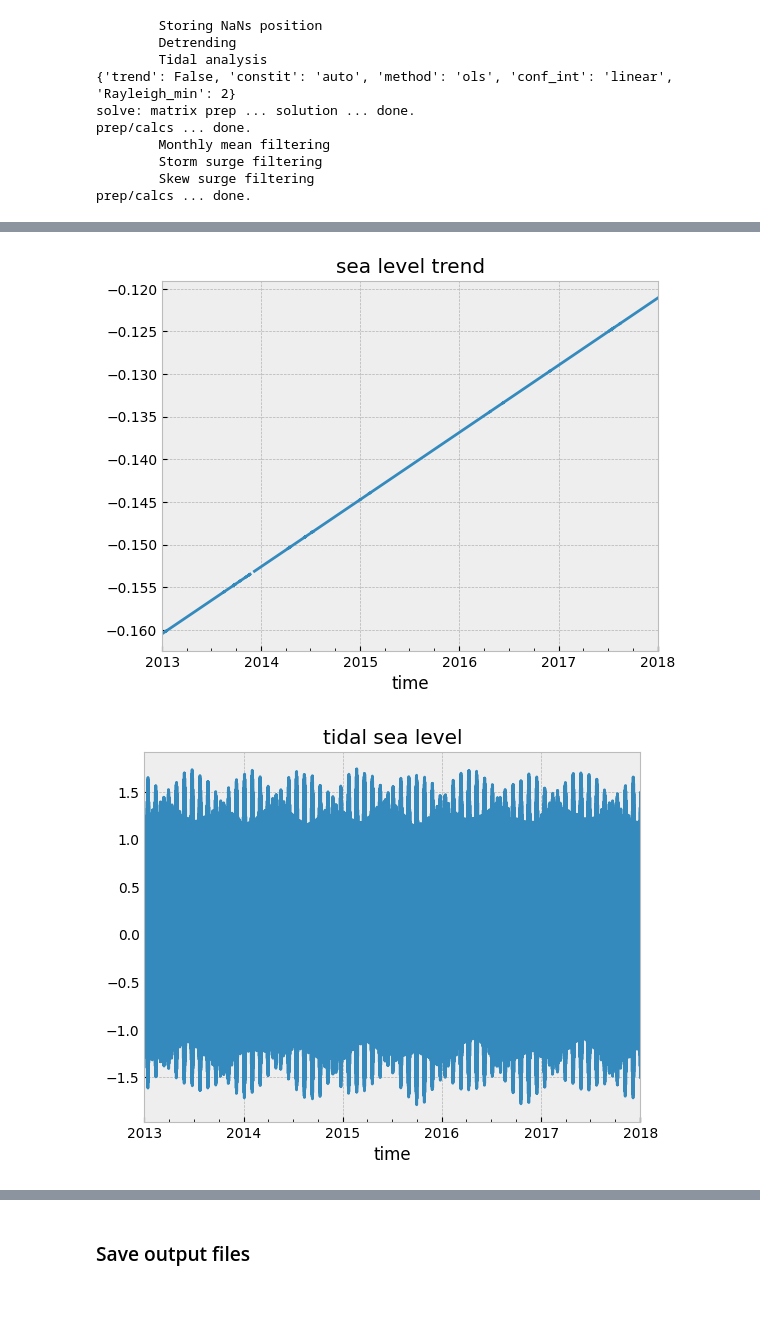
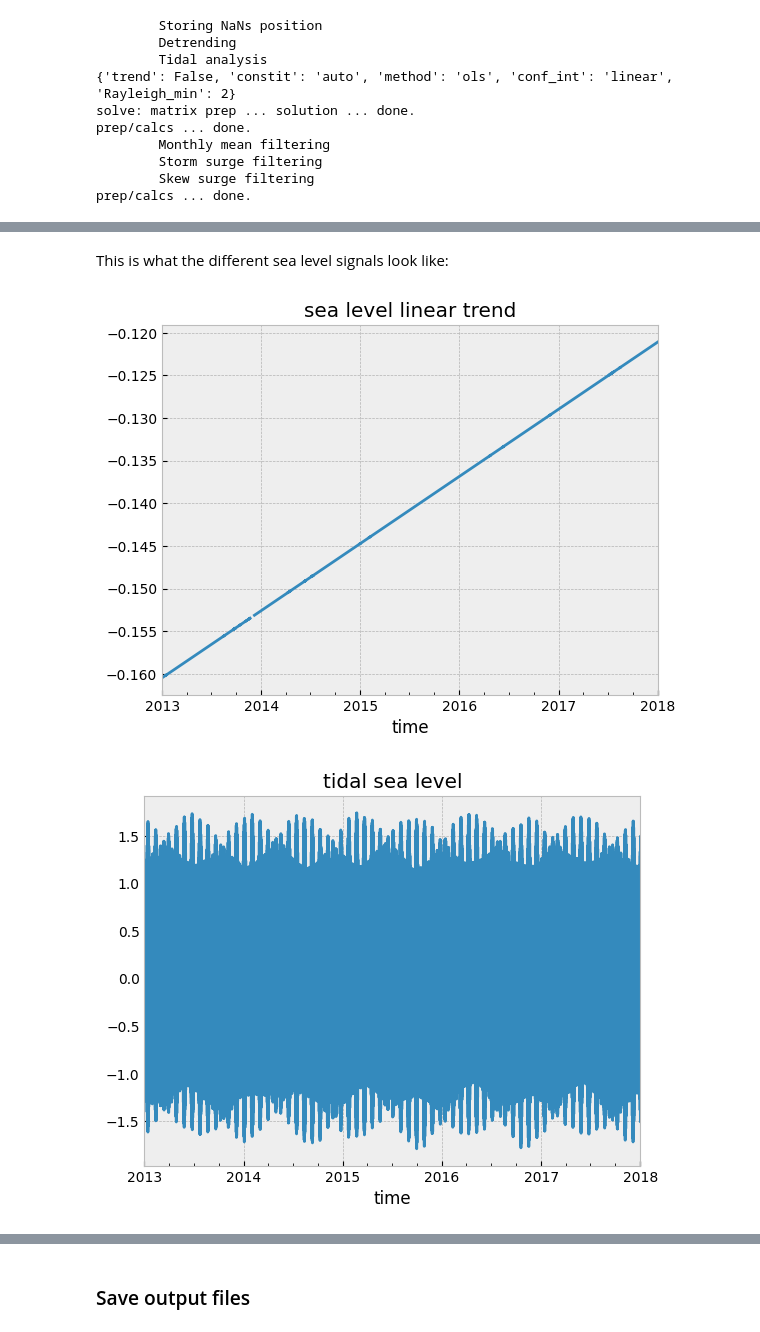
Before and after one commit to metocean/TAIAO, a Jupyter notebook: data_transformations/extract_storm_surge_linz.ipynb, the cells around one changed output, grey strips where cells are left out. Drawn from its saved outputs; the diff is of its cells as text; code cells hidden in the pictures; blank space fills up the shorter version.

```diff
--- a/data_transformations/extract_storm_surge_linz.ipynb
+++ b/data_transformations/extract_storm_surge_linz.ipynb
@@ -304,19 +328,24 @@ time
 2018-01-01 23:00:00                                         NaN
 
 [43848 rows x 12 columns]
+# %% [markdown]
+This is what the different sea level signals look like:
 # %%
-df['trend'].plot(title='sea level trend');
+df['trend'].plot(title='sea level linear trend');
 
 plt.figure();
 df['tide'].plot(title='tidal sea level');
 
 plt.figure();
 df['msea'].plot(title='monthly mean sea level');
 
 plt.figure();
 df['ss'].plot(title='storm surge');
+
+plt.figure();
+df['skew_surge_magnitude'].dropna().plot(title='skew surge');
 # %% [output]
-[figure, old version]
+[figure, new version]
 [figure]
 [figure]
 [figure]
```
Also changed, not shown: parts of 16 cells of this notebook.
